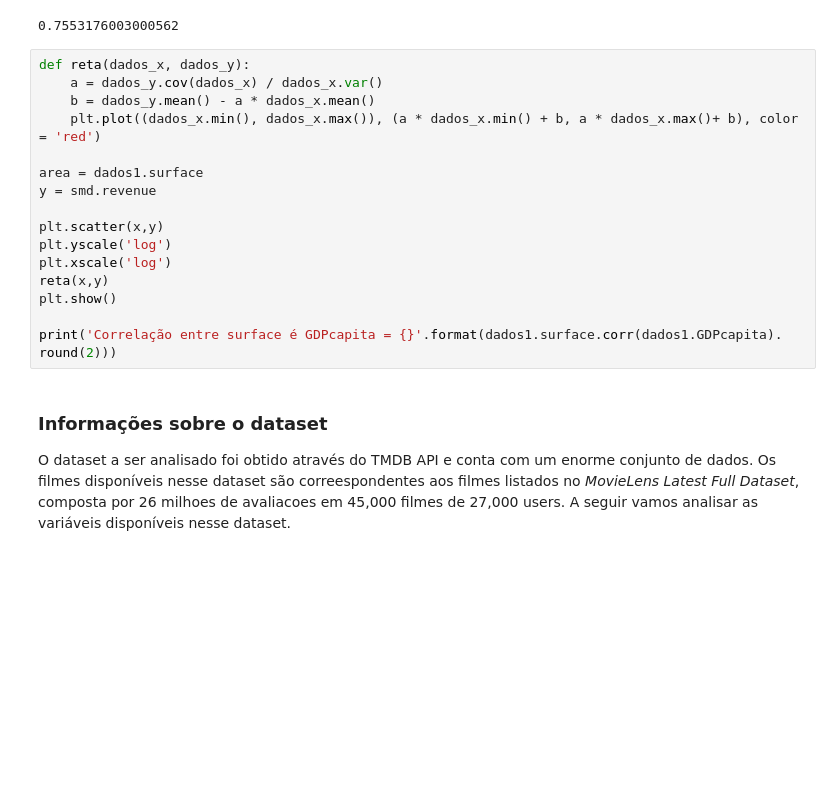
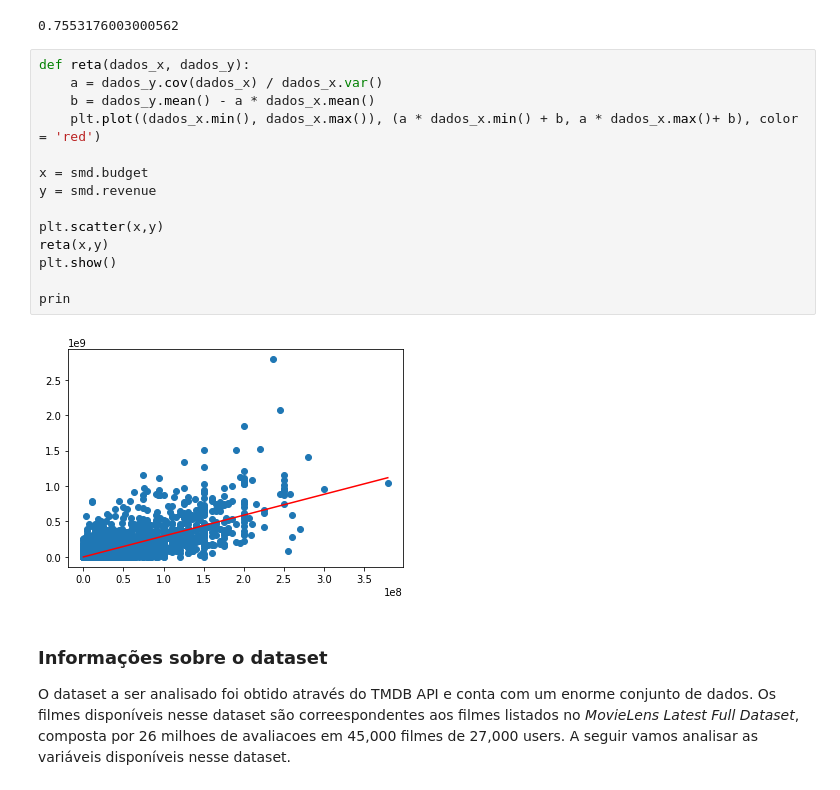
Before and after one commit to beatrizcf2/Classificador_Filmes, a Jupyter notebook: Recomendador_Filmes.ipynb, the cells around one changed output. Saved outputs shown, nothing was run; the diff lists cells and outputs as text; blank space fills up the shorter version.

```diff
--- a/Recomendador_Filmes.ipynb
+++ b/Recomendador_Filmes.ipynb
@@ -290,20 +290,19 @@ smd.budget.corr(smd.revenue)
 # %%
 def reta(dados_x, dados_y):
     a = dados_y.cov(dados_x) / dados_x.var()
     b = dados_y.mean() - a * dados_x.mean()
     plt.plot((dados_x.min(), dados_x.max()), (a * dados_x.min() + b, a * dados_x.max()+ b), color = 'red')
 
-area = dados1.surface
+x = smd.budget
 y = smd.revenue
 
 plt.scatter(x,y)
-plt.yscale('log')
-plt.xscale('log')
 reta(x,y)
 plt.show()
 
-print('Correlação entre surface é GDPcapita = {}'.format(dados1.surface.corr(dados1.GDPcapita).
-round(2)))
+prin
+# %% [output]
+[figure, added]
 # %% [markdown]
 ### Informações sobre o dataset
 
```
